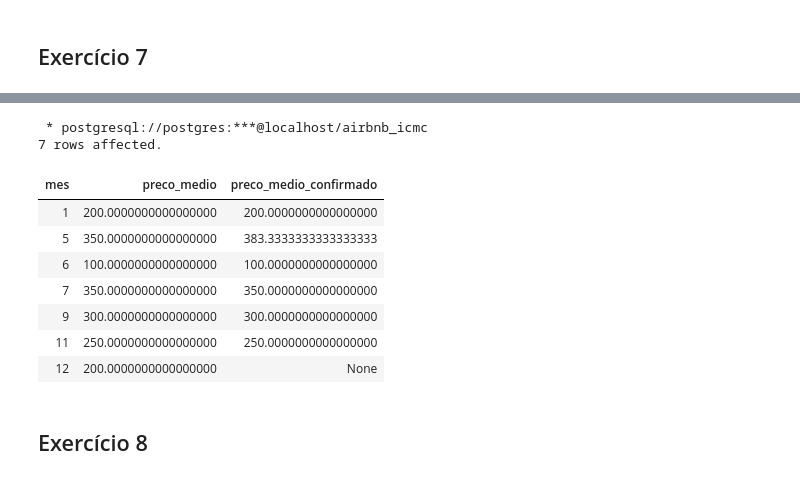
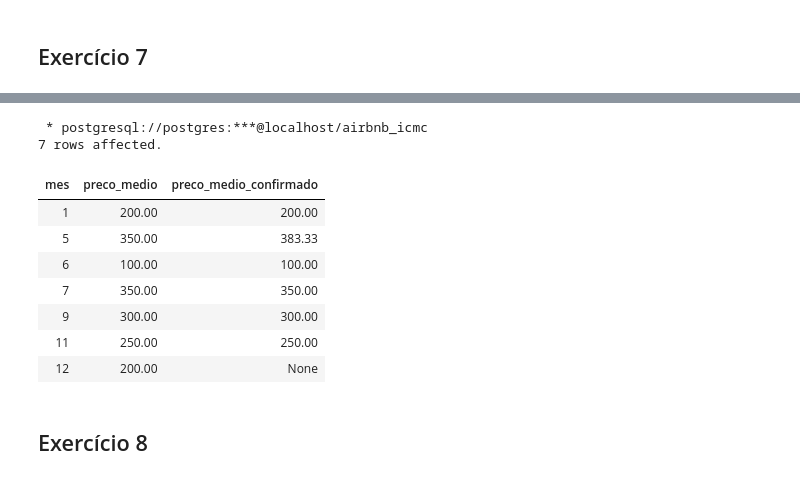
Before and after one commit to LeonardoIshida/airbnb-database-case-study, a Jupyter notebook: trabalho-1/5-10-consultas.ipynb, the cells around one changed output, grey strips where cells are left out. Saved outputs shown, nothing was run; the diff lists cells and outputs as text; code cells hidden in the pictures.

```diff
--- a/trabalho-1/5-10-consultas.ipynb
+++ b/trabalho-1/5-10-consultas.ipynb
@@ -148,12 +115,11 @@ ORDER BY
 # %%
 %%sql
-
 SELECT valores_mensais_totais.mes, preco_medio, preco_medio_confirmado
 FROM
     (
         SELECT
             TO_CHAR(data_check_in, 'MM')::INTEGER AS mes,
-            AVG (P.preco_noite) as preco_medio
+            ROUND(AVG (P.preco_noite), 2) as preco_medio
         FROM
             Locacao
             JOIN
@@ -165,41 +131,41 @@ FROM
         GROUP BY
             mes
     ) as valores_mensais_totais
     LEFT OUTER JOIN (
         SELECT
             TO_CHAR(data_check_in, 'MM')::INTEGER AS mes,
-            AVG (P.preco_noite) as preco_medio_confirmado
+            ROUND(AVG (P.preco_noite), 2)  as preco_medio_confirmado
         FROM
             Locacao
             JOIN
                 Reservar as R
                 ON Locacao.id = R.id_locacao
             JOIN
                 Propriedade as P
                 ON P.id = R.id_prop
         WHERE
             r.confirmacao = TRUE
         GROUP BY
             mes
     ) as valores_mensais_confirmados
     ON (valores_mensais_confirmados.mes = valores_mensais_totais.mes)
 GROUP BY
     valores_mensais_totais.mes,
     preco_medio,
     preco_medio_confirmado
 ORDER BY
     valores_mensais_totais.mes ASC
 # %% [output]
  * postgresql://postgres:***@localhost/airbnb_icmc
 7 rows affected.
 | mes | preco_medio | preco_medio_confirmado |
-| 1 | 200.0000000000000000 | 200.0000000000000000 |
-| 5 | 350.0000000000000000 | 383.3333333333333333 |
-| 6 | 100.0000000000000000 | 100.0000000000000000 |
-| 7 | 350.0000000000000000 | 350.0000000000000000 |
-| 9 | 300.0000000000000000 | 300.0000000000000000 |
-| 11 | 250.0000000000000000 | 250.0000000000000000 |
-| 12 | 200.0000000000000000 | None |
+| 1 | 200.00 | 200.00 |
+| 5 | 350.00 | 383.33 |
+| 6 | 100.00 | 100.00 |
+| 7 | 350.00 | 350.00 |
+| 9 | 300.00 | 300.00 |
+| 11 | 250.00 | 250.00 |
+| 12 | 200.00 | None |
 # %% [markdown]
 ## Exercício 8
 # %%
```
Also changed, not shown: parts of 7 cells of this notebook, 3 other files.
